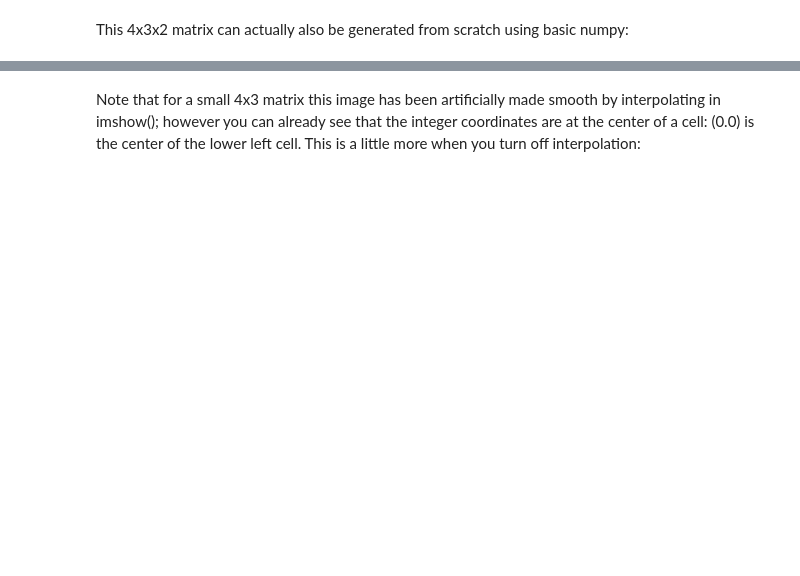
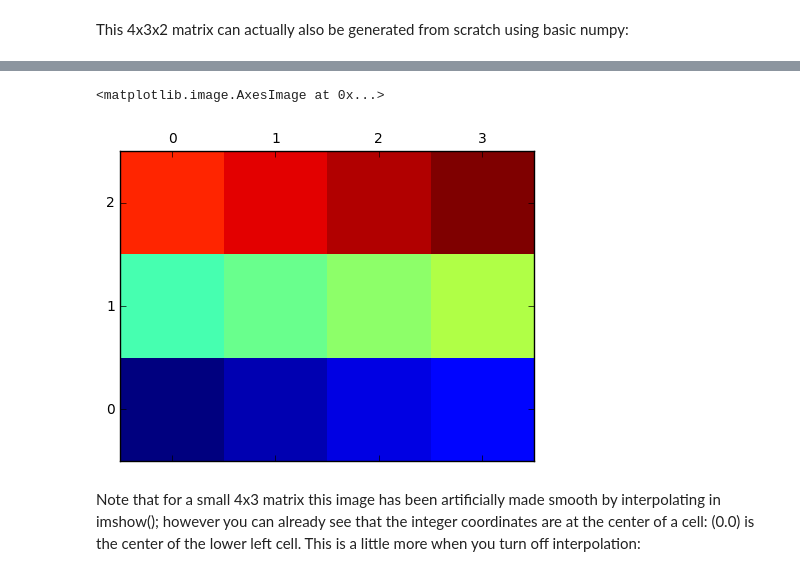
Before and after one commit to teuben/astr288p-fall16, a Jupyter notebook: notebooks/05-images.ipynb, the cells around one changed output, grey strips where cells are left out. Cells and saved outputs as stored; diff of their text form; code cells hidden in the pictures; blank space fills up the shorter version.

```diff
--- a/notebooks/05-images.ipynb
+++ b/notebooks/05-images.ipynb
@@ -63,3 +108,8 @@ plt.colorbar()
+# %%
+plt.matshow(p0,origin='lower')
+# %% [output]
+<matplotlib.image.AxesImage at 0x...>
+[figure, added]
 # %% [markdown]
 Note that for a small 4x3 matrix this image has been artificially made smooth by interpolating in imshow(); however you can already see that the integer coordinates are at the center of a cell:  (0.0) is the center of the lower left cell. This is a little more when you turn off interpolation:
 # %%
```
Also changed, not shown: parts of 24 cells of this notebook.
